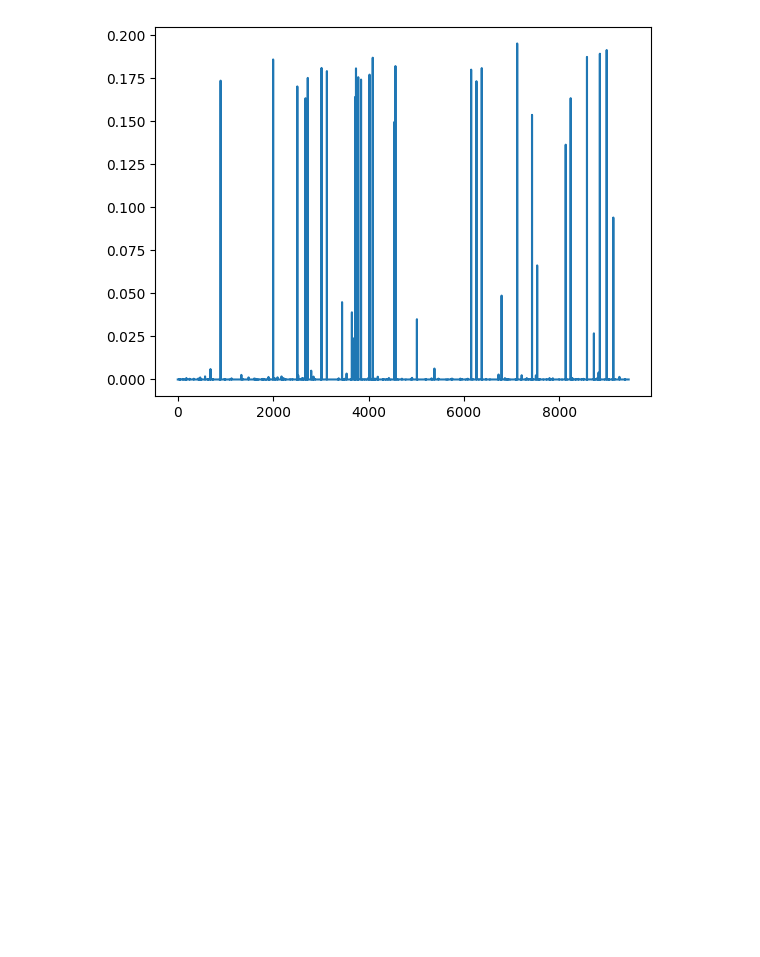
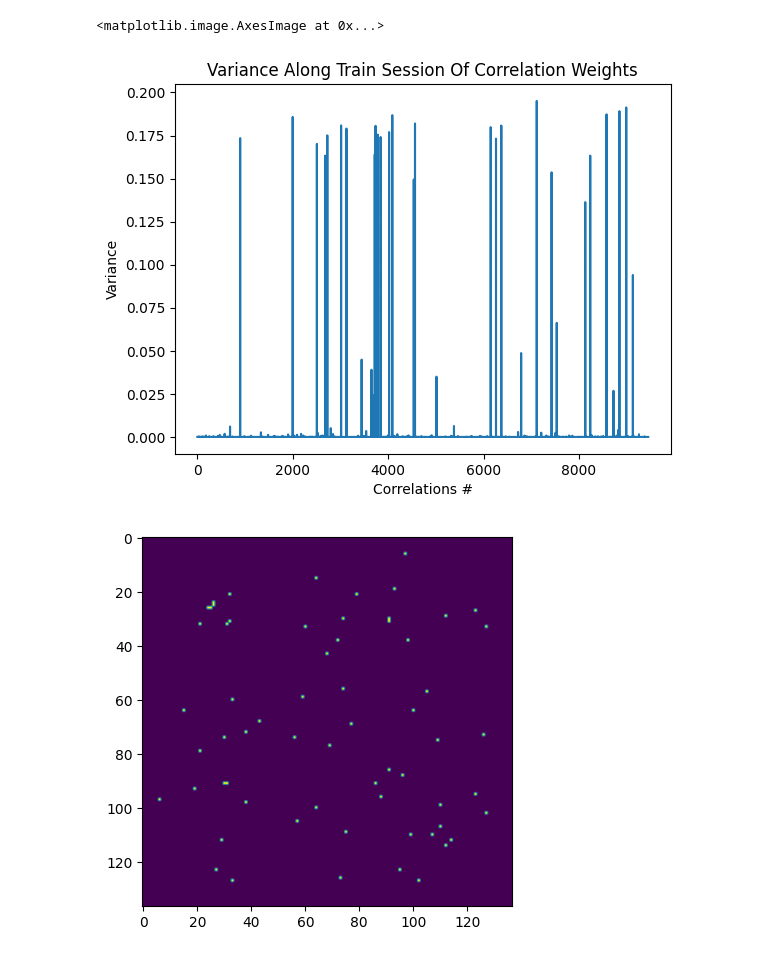
Before and after one commit to hadasbenisty/neural_cstg, a Jupyter notebook: GaligoolAngel/data_analysis/basic_result_analysis.ipynb, the cells around one changed output. Drawn from its saved outputs; the diff is of its cells as text; code cells hidden in the pictures; blank space fills up the shorter version.

```diff
--- a/GaligoolAngel/data_analysis/basic_result_analysis.ipynb
+++ b/GaligoolAngel/data_analysis/basic_result_analysis.ipynb
@@ -13,13 +24,20 @@ mus = data["mu_vals"]
 # %%
 # Basic analysis
 mu_var = np.var(mus, axis=1)
 
 plt.figure()
 plt.plot(mu_var)
+plt.title("Variance Along Train Session Of Correlation Weights")
+plt.xlabel("Correlations #")
+plt.ylabel("Variance")
 
 mu_var[mu_var > 0.025] = 1
 mu_var[mu_var < 0.025] = 0
 
 plt.figure()
+mu_matrix =  vector_to_symmetric_matrix(mu_var)
+plt.imshow(mu_matrix)
 # %% [output]
+<matplotlib.image.AxesImage at 0x...>
-[figure, old version]
+[figure, new version]
+[figure, added]
```
Also changed, not shown: parts of 4 cells of this notebook.
